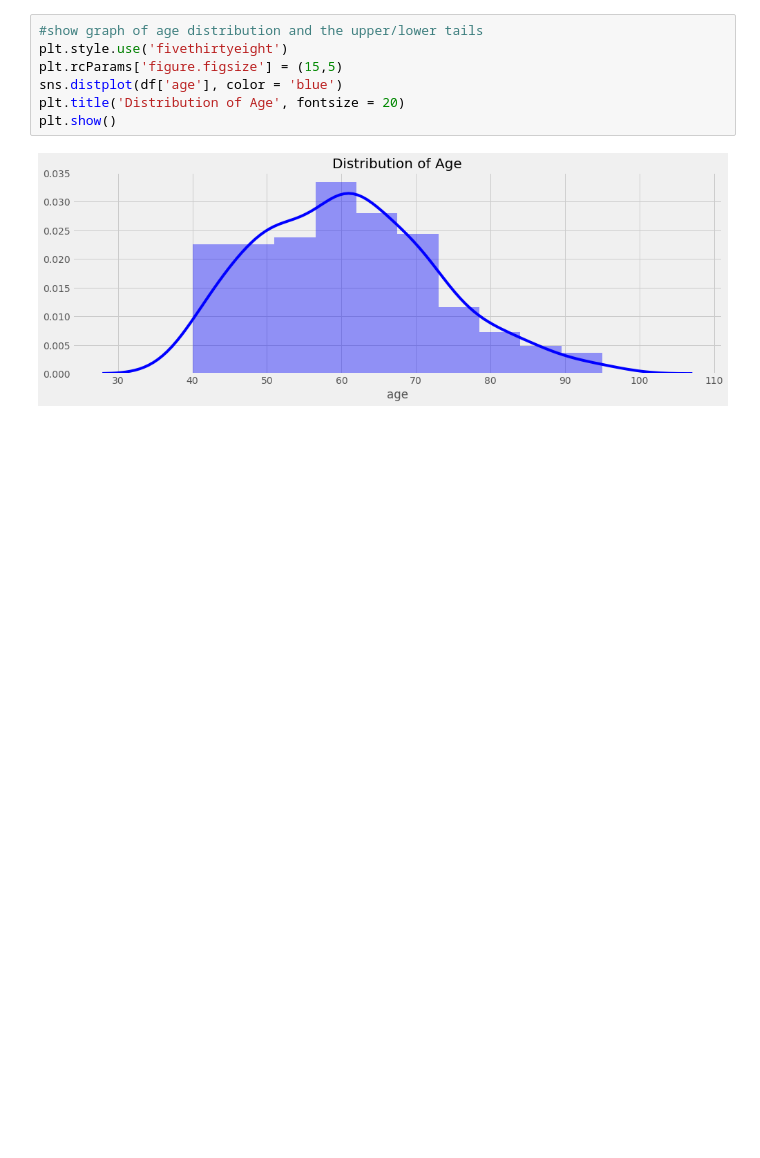
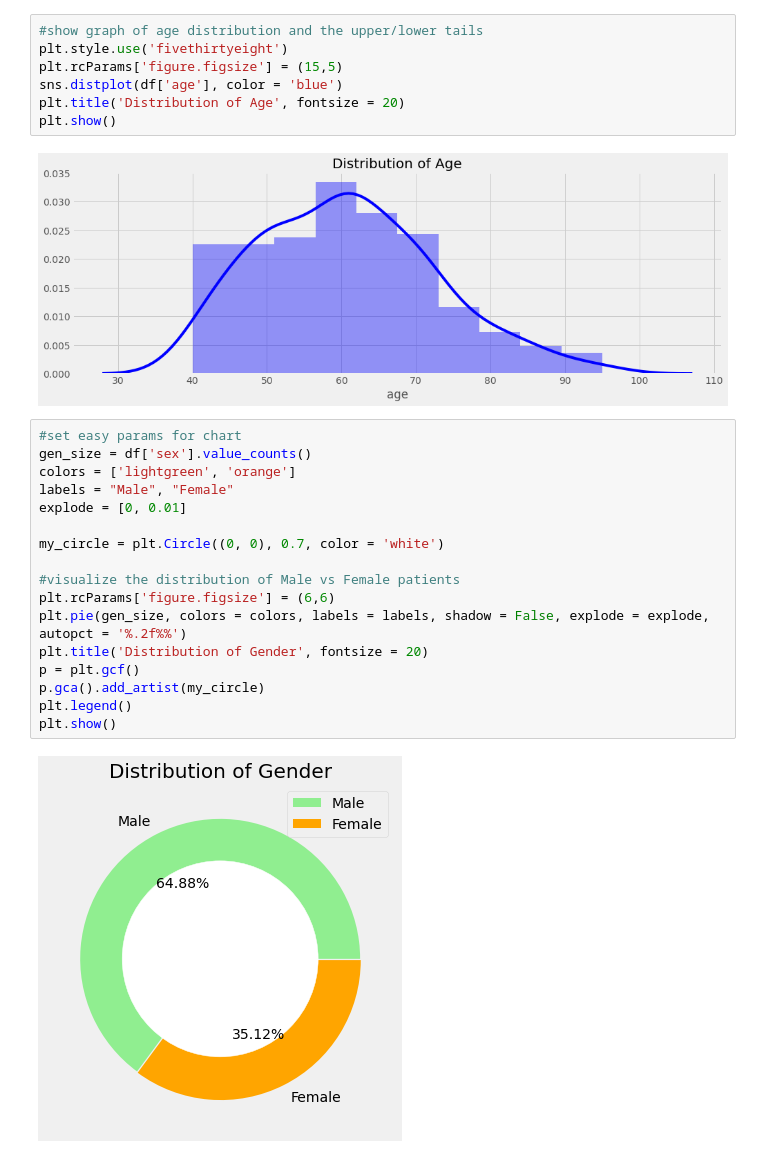
Before and after one commit to tyceaddley/Heart_Failure_Analysis, a Jupyter notebook: Heart_Disease.ipynb, the cells around one changed output. Cells and saved outputs as stored; diff of their text form; blank space fills up the shorter version.

```diff
--- a/Heart_Disease.ipynb
+++ b/Heart_Disease.ipynb
@@ -82,3 +82,22 @@ plt.title('Distribution of Age', fontsize = 20)
 plt.show()
 # %% [output]
 [figure]
+# %%
+#set easy params for chart
+gen_size = df['sex'].value_counts()
+colors = ['lightgreen', 'orange']
+labels = "Male", "Female"
+explode = [0, 0.01]
+
+my_circle = plt.Circle((0, 0), 0.7, color = 'white')
+
+#visualize the distribution of Male vs Female patients
+plt.rcParams['figure.figsize'] = (6,6)
+plt.pie(gen_size, colors = colors, labels = labels, shadow = False, explode = explode, autopct = '%.2f%%')
+plt.title('Distribution of Gender', fontsize = 20)
+p = plt.gcf()
+p.gca().add_artist(my_circle)
+plt.legend()
+plt.show()
+# %% [output]
+[figure, added]
```
Also changed, not shown: parts of 1 cell of this notebook.
